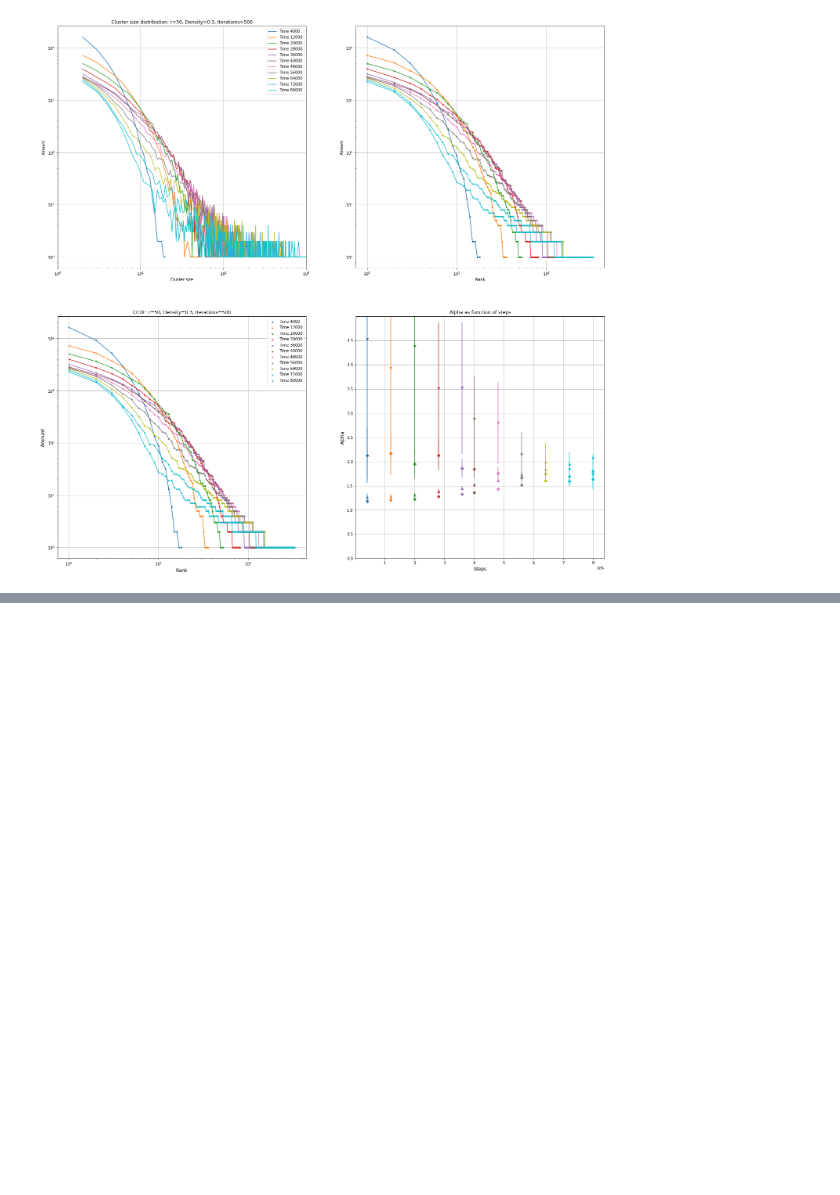
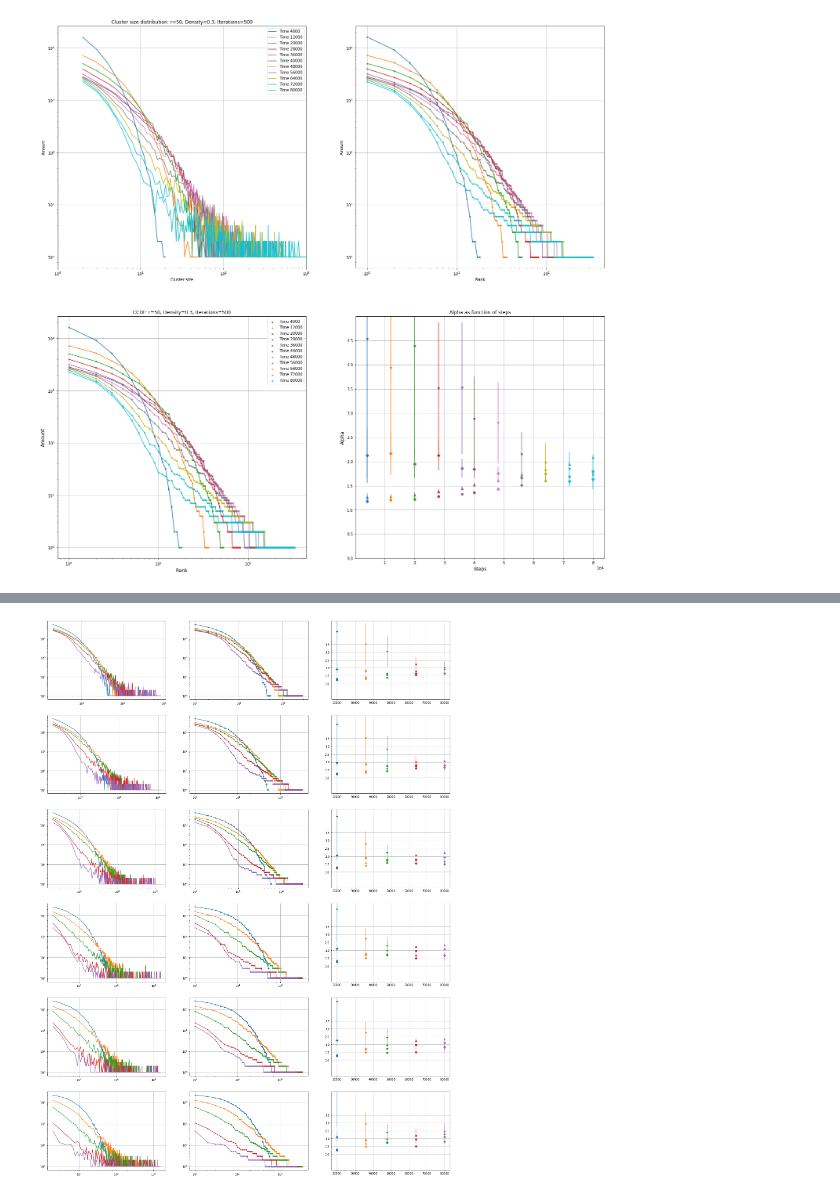
Before and after one commit to Sennevw/Masters-thesis, a Jupyter notebook: Data_keuze.ipynb, the cells around one changed output, grey strips where cells are left out. Saved outputs shown, nothing was run; the diff lists cells and outputs as text; code cells hidden in the pictures; blank space fills up the shorter version.

Commit message:
Choice

```diff
--- a/Data_keuze.ipynb
+++ b/Data_keuze.ipynb
@@ -922,0 +932,65 @@ ax[1, 1].set_yticks(np.arange(0, 5, 0.5))  # replace 5 with max y-value
+# %%
+fig, ax = plt.subplots(6,3, figsize=(25, 35))
+
+
+
+time = [20000, 36000, 48000, 64000, 80000]
+name = [0.1, 0.075, 0.05,  0.01, 0.005, 0.001]
+name2= ["0.10000", "0.07500", "0.05000", "0.01000" , "0.00500", "0.00"]
+cmap = plt.get_cmap('tab10')
+
+for i in range(len(name)):
+    for k, j in enumerate(time):
+
+        size, amount = np.loadtxt("Pref_attach/Choice_true/{}/r50_2D_c{}_100_{}_0.300000_1.txt".format(name[i], name2[i], j), skiprows=2, unpack=True)
+        size = size[1:]
+        amount = amount[1:]
+        ax[i, 0].loglog(size, amount, label="Time {}".format(name[i]), c=cmap(k))
+
+
+        lower_lim2 =  [-int(0.6 * len(amount))] * len(name)
+        ccdf = np.sort(amount)[::-1]
+        ranks = np.arange(1, len(ccdf)+1)
+        ax[i, 1].scatter(ranks, ccdf, label="Time {}".format(j), marker='.')
+        ax[i, 1].plot(ranks, ccdf)
+        lower_lim = 0
+        upper_lim = int(10**( (np.log10(len(amount))/3)))
+        lower_lim2 = int(10**( 2*(np.log10(len(amount))/3)))
+        upper_lim2 = -1
+        print(int(10**( (np.log10(len(amount))/3))))
+
+        out = calc_alpha(amount, size, lower_lim, upper_lim)
+        out2 = calc_alpha(amount, size, upper_lim, lower_lim2)
+        out3 = calc_alpha(amount, size, lower_lim2, upper_lim2)
+        out4 = calc_alpha(amount, size, 0, -1)
+        ax[i,2].errorbar(j, out[0], yerr=out[1], fmt='v', c=cmap(k))
+        ax[i,2].errorbar(j, out2[0], yerr=out2[1], fmt='D', c=cmap(k))
+        ax[i,2].errorbar(j, out3[0], yerr=out3[1], fmt='^', c=cmap(k))
+        ax[i,2].errorbar(j, out4[0], yerr=out4[1], fmt='o', c=cmap(k))
+
+        ax[i,0].set_xscale('log')
+        ax[i,0].set_yscale('log')
+        ax[i,1].set_xscale('log')
+        ax[i,1].set_yscale('log')
+        ax[i, 2].set_yticks(np.arange(1, 4, 0.5))
+        ax[i, 2].set_ylim(0, 5)
+
+ax[0,0].grid()
+ax[0,1].grid()
+ax[0,2].grid()
+ax[1,0].grid()
+ax[1,1].grid()
+ax[1,2].grid()
+ax[2,0].grid()
+ax[2,1].grid()
+ax[2,2].grid()
+ax[3,0].grid()
+ax[3,1].grid()
+ax[3,2].grid()
+ax[4,0].grid()
+ax[4,1].grid()
+ax[4,2].grid()
+ax[5,0].grid()
+ax[5,1].grid()
+ax[5,2].grid()
+# %% [output]
@@ -922,0 +1014 @@ ax[1, 1].set_yticks(np.arange(0, 5, 0.5))  # replace 5 with max y-value
+[figure, added]
```
Also changed, not shown: parts of 6 cells of this notebook.
